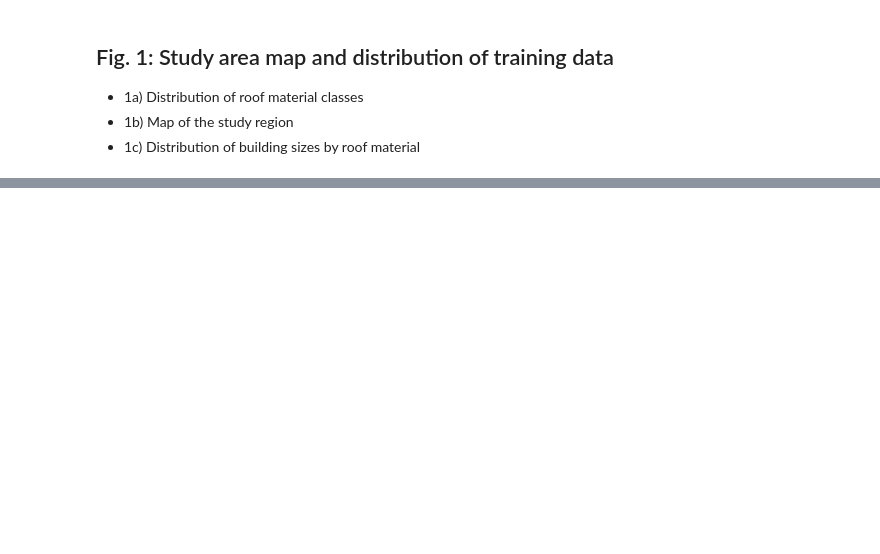
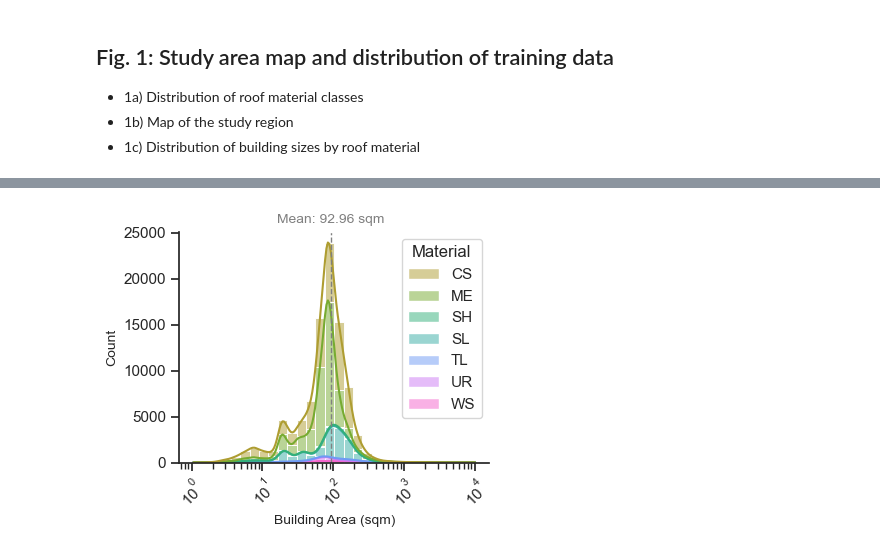
Before and after one commit to maxwellCcook/rooftop-mapping, a Jupyter notebook: code/_manuscript_figures.ipynb, the cells around one changed output, grey strips where cells are left out. Saved outputs shown, nothing was run; the diff lists cells and outputs as text; code cells hidden in the pictures; blank space fills up the shorter version.

```diff
--- a/code/_manuscript_figures.ipynb
+++ b/code/_manuscript_figures.ipynb
@@ -104,28 +164,70 @@ plt.show()
 # %%
-# Create a histogram of building size with class_code as the hue
+# Set Seaborn theme for consistency
 sns.set_theme(style="ticks")
-f, ax = plt.subplots(figsize=(4, 3))  # Adjusted the size for better visibility
-sns.despine(f)
 
-# Set the x-axis to show a logarithmic scale with appropriate ticks
-ax.xaxis.set_major_formatter(mpl.ticker.ScalarFormatter())
-ax.set_xticks([0.1, 10, 100, 1000, 10000, 100000])
-ax.set_yscale('linear')  # Keep the y-axis linear unless you want log scale
+# Loop through the dictionary to create separate histograms
+for roi, ref in refs.items():
+    ref = ref.sort_values(by='class_code')
+    ref['areaUTMsqm'] = ref['areaUTMsqft'] * 0.092903
 
-# Create a histogram colored by class_code
-sns.histplot(
-    data=footprints,
-    x="areaUTMsqft",
-    bins=30,
-    log_scale=True,
-    kde=True,
-    hue="class_code",  # Color by class_code
-    multiple="stack",  # Stack the bars for each class
-    palette=class_palette
-)
+    # Create a figure and axis for each region
+    f, ax = plt.subplots(figsize=(4, 3))
+    sns.despine(f)
 
-# Set labels and title
-ax.set_xlabel('Building Area (sqft)', fontsize=10)
-ax.set_ylabel('Count', fontsize=10)
-plt.xticks(rotation=45)  # Rotate x labels if necessary
-plt.show()
+    # Get the color palette
+    unique_classes = ref['class_code'].unique()
+    region_palette = {cls: color_mapping[cls] for cls in unique_classes if cls in color_mapping}
+
+    # Set the x-axis to logarithmic scale with appropriate ticks
+    ax.xaxis.set_major_formatter(mpl.ticker.ScalarFormatter())
+    ax.set_xticks([0.1, 10, 100, 1000, 10000, 100000])
+    ax.set_yscale('linear')  # Keep the y-axis linear unless you want log scale
+
+    # Create a histogram colored by class_code
+    hist = sns.histplot(
+        data=ref,
+        x="areaUTMsqm",
+        bins=30,
+        log_scale=True,
+        kde=True,
+        hue="class_code",  # Color by class_code
+        multiple="stack",  # Stack the bars for each class
+        palette=region_palette,  # You can use class_palette if you have a custom one
+        legend=True
+    )
+
+    # Calculate the overall mean of 'areaUTMsqft'
+    area_mean = ref['areaUTMsqm'].mean() # in sqm
+
+    # Add a vertical dotted line for the mean
+    ax.axvline(area_mean, color='gray', linestyle='--', linewidth=1)
+
+    # Add a text label for the mean
+    ax.text(
+        area_mean, ax.get_ylim()[1] * 1.05,  # Position: x=area_mean, y=90% of y-axis limit
+        f'Mean: {area_mean:.2f} sqm',
+        color='gray',
+        fontsize=10,
+        rotation=0,
+        va='center',
+        ha='center',
+        backgroundcolor='white'
+    )
+
+    # Retrieve the legend and set the title
+    legend = ax.get_legend()
+    legend.set_title('Material')
+
+    # Set labels and title
+    ax.set_xlabel('Building Area (sqm)', fontsize=10)
+    ax.set_ylabel('Count', fontsize=10)
+    plt.xticks(rotation=45)  # Rotate x labels if necessary
+
+    # Save the figure
+    out_png = os.path.join(projdir,f'figures/Figure1_{roi}_area_dist.png')
+    plt.savefig(out_png, dpi=300, bbox_inches='tight')
+
+    # Show the plot
+    plt.show()
+# %% [output]
+[figure, added]
```
Also changed, not shown: parts of 21 cells of this notebook, 10 other files.
